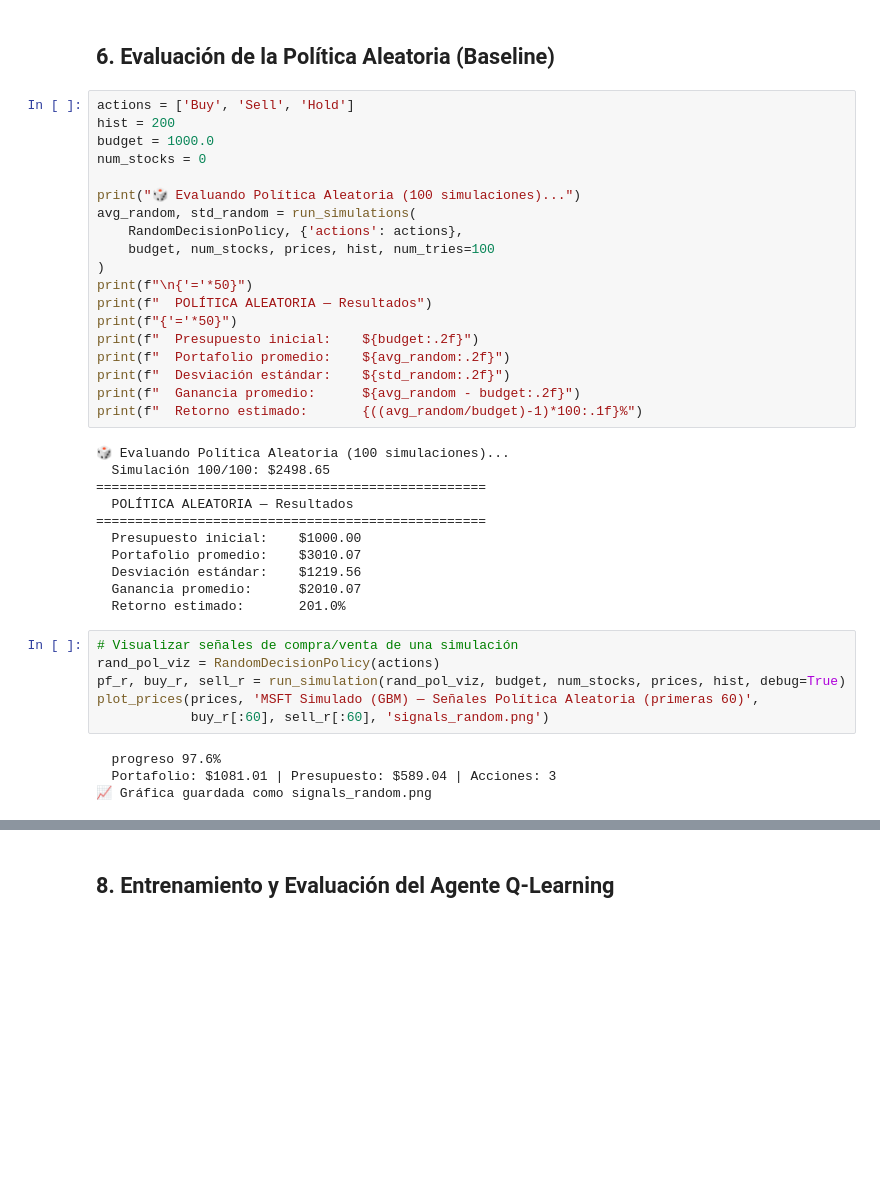
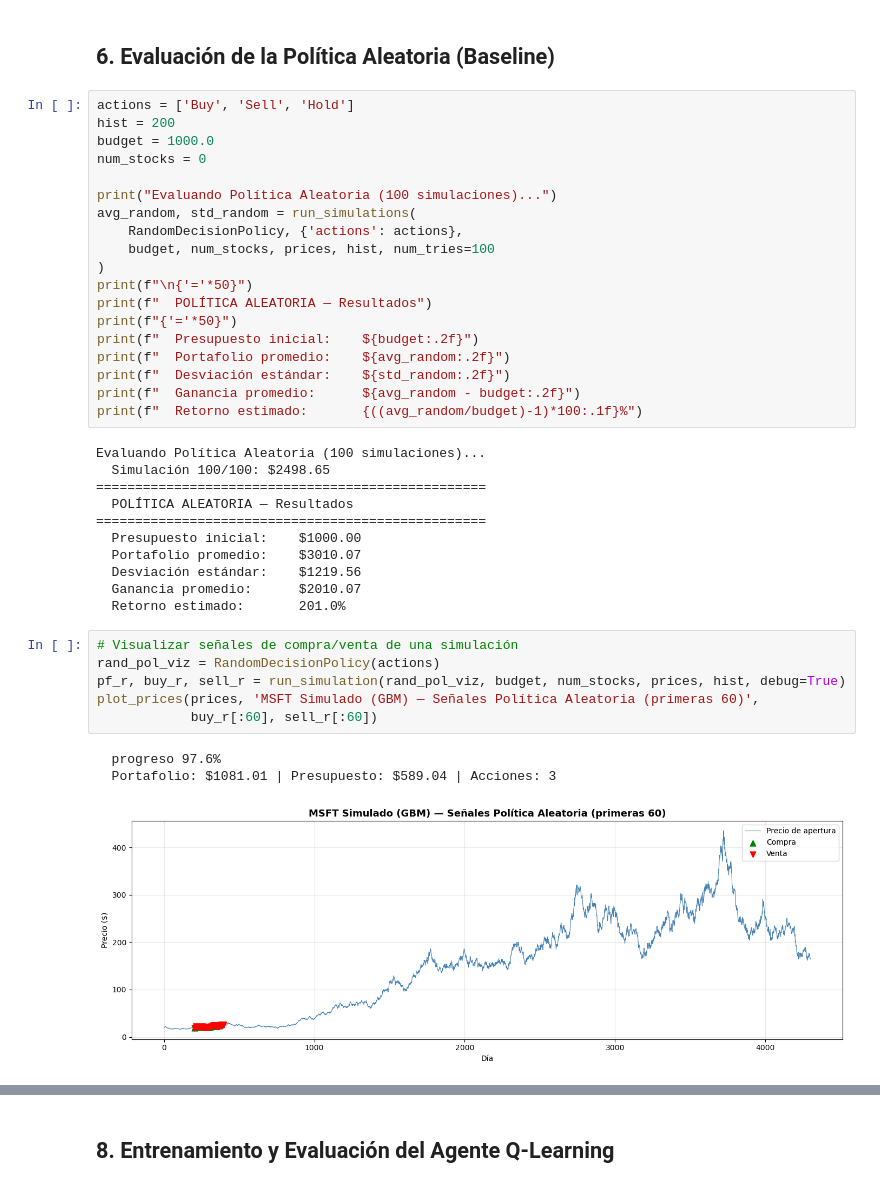
Before and after one commit to Angel-Mozz/Procesamiento_Inteligente-_de-Datos_Angel_Ocariz, a Jupyter notebook: parcial2/Precios_Acciones_Agente_RL.ipynb, the cells around one changed output, grey strips where cells are left out. Cells and saved outputs as stored; diff of their text form; blank space fills up the shorter version.

```diff
--- a/parcial2/Precios_Acciones_Agente_RL.ipynb
+++ b/parcial2/Precios_Acciones_Agente_RL.ipynb
@@ -230,7 +239,7 @@ hist = 200
 budget = 1000.0
 num_stocks = 0
 
-print("🎲 Evaluando Política Aleatoria (100 simulaciones)...")
+print("Evaluando Política Aleatoria (100 simulaciones)...")
 avg_random, std_random = run_simulations(
     RandomDecisionPolicy, {'actions': actions},
     budget, num_stocks, prices, hist, num_tries=100
@@ -244,7 +253,7 @@ print(f"  Desviación estándar:    ${std_random:.2f}")
 print(f"  Ganancia promedio:      ${avg_random - budget:.2f}")
 print(f"  Retorno estimado:       {((avg_random/budget)-1)*100:.1f}%")
 # %% [output]
-🎲 Evaluando Política Aleatoria (100 simulaciones)...
+Evaluando Política Aleatoria (100 simulaciones)...
   Simulación 100/100: $2498.65
 ==================================================
   POLÍTICA ALEATORIA — Resultados
@@ -257,13 +266,13 @@ print(f"  Retorno estimado:       {((avg_random/budget)-1)*100:.1f}%")
 # %%
 # Visualizar señales de compra/venta de una simulación
 rand_pol_viz = RandomDecisionPolicy(actions)
 pf_r, buy_r, sell_r = run_simulation(rand_pol_viz, budget, num_stocks, prices, hist, debug=True)
 plot_prices(prices, 'MSFT Simulado (GBM) — Señales Política Aleatoria (primeras 60)',
-            buy_r[:60], sell_r[:60], 'signals_random.png')
+            buy_r[:60], sell_r[:60])
 # %% [output]
   progreso 97.6%
   Portafolio: $1081.01 | Presupuesto: $589.04 | Acciones: 3
-📈 Gráfica guardada como signals_random.png
+[figure, added]
 # %% [markdown]
 ## 7. Política Q-Learning con Red Neuronal
 
```
Also changed, not shown: parts of 13 cells of this notebook.
